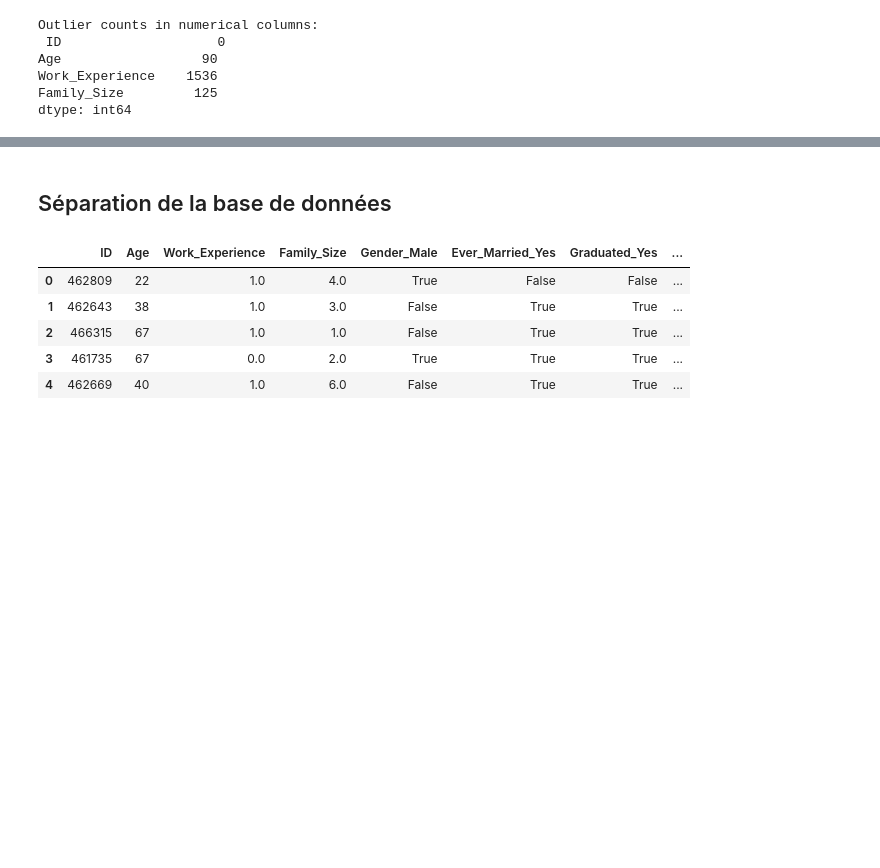
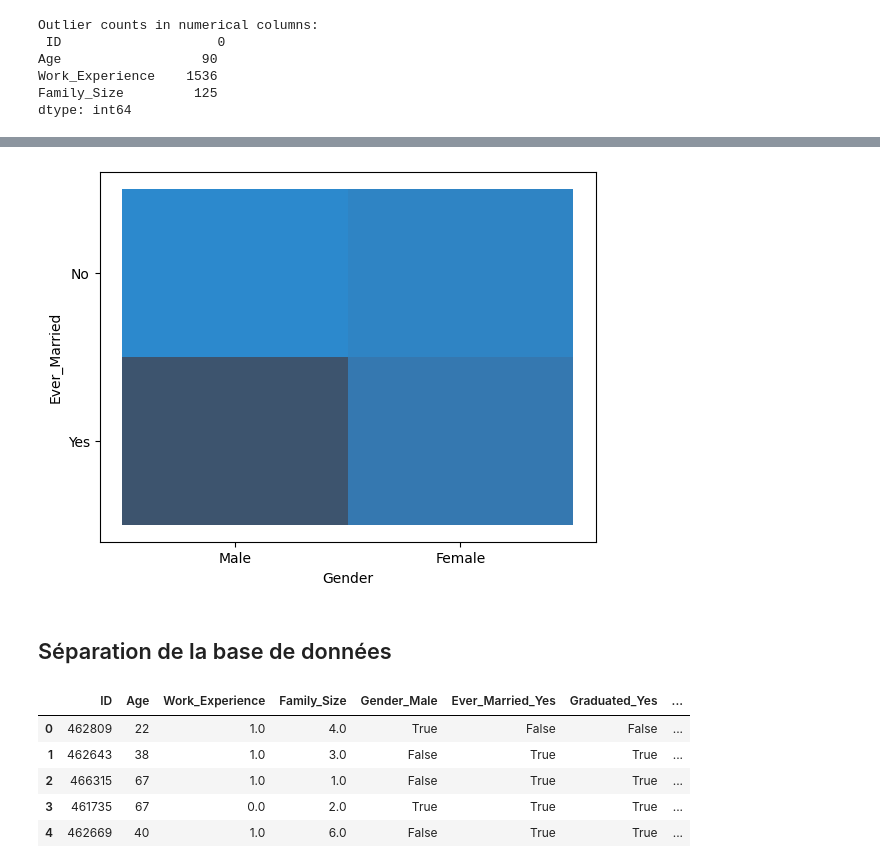
Before and after one commit to Ephrayyy/Clustering-et-R-duction-de-Dimensions, a Jupyter notebook: Projet_3.ipynb, the cells around one changed output, grey strips where cells are left out. Drawn from its saved outputs; the diff is of its cells as text; code cells hidden in the pictures; blank space fills up the shorter version.

```diff
--- a/Projet_3.ipynb
+++ b/Projet_3.ipynb
@@ -185,3 +295,8 @@ df.head(20)
+# %%
+sns.histplot(data=df, x='Gender', y="Ever_Married")
+plt.show()
+# %% [output]
+[figure, added]
 # %% [markdown]
 ## Séparation de la base de données
 # %%
```
Also changed, not shown: parts of 9 cells of this notebook.
